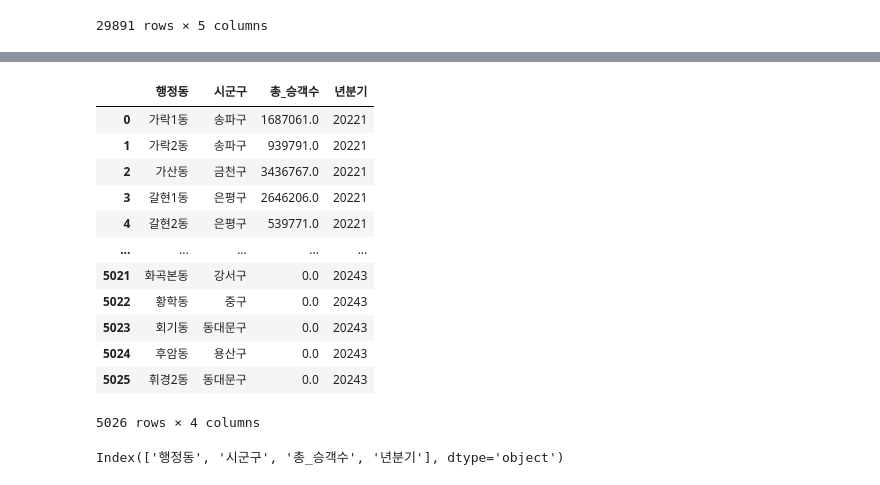
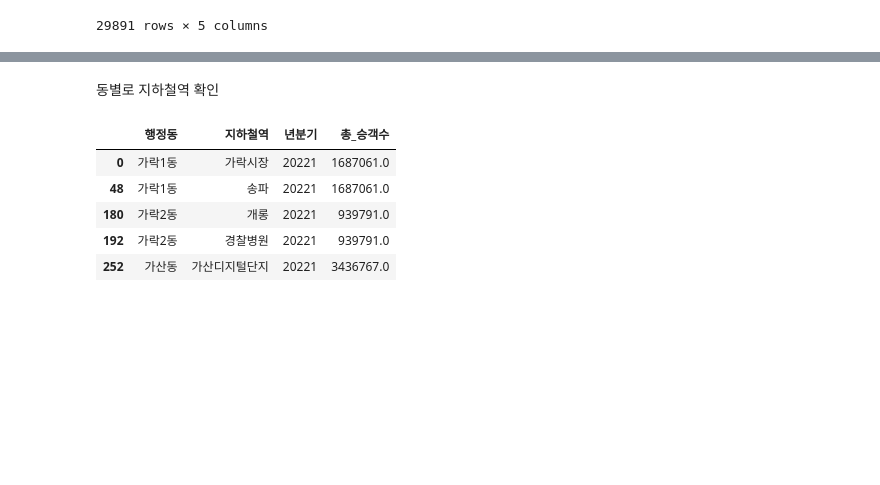
Before and after one commit to icehotcocoa/apt-project, a Jupyter notebook: JSW/subway3_19_20_21.ipynb, the cells around one changed output, grey strips where cells are left out. Saved outputs shown, nothing was run; the diff lists cells and outputs as text; code cells hidden in the pictures; blank space fills up the shorter version.

```diff
--- a/JSW/subway3_19_20_21.ipynb
+++ b/JSW/subway3_19_20_21.ipynb
@@ -75 +176,24 @@ grouped_by_dong['지하철역'].nunique()
+# %% [markdown]
+동별로 지하철역 확인
+# %%
+# 지하철역 0인 데이터 제외
+
+filter_sw_dong = sw_dong[sw_dong['지하철역'] !=0]
+filter_sw_dong
+
+# hang_sw = filter_sw_dong[['행정동', '지하철역', '년분기']]
+# hang_sw
+
+# '행정동', '지하철역', '년분기' 컬럼만 선택하고 중복 제거
+unique_data = sw_dong[['행정동', '지하철역', '년분기', '총_승객수']].drop_duplicates()
+
+# 결과 확인
+unique_data.head()
+# %% [output]
+|  | 행정동 | 지하철역 | 년분기 | 총_승객수 |
+| 0 | 가락1동 | 가락시장 | 20221 | 1687061.0 |
+| 48 | 가락1동 | 송파 | 20221 | 1687061.0 |
+| 180 | 가락2동 | 개롱 | 20221 | 939791.0 |
+| 192 | 가락2동 | 경찰병원 | 20221 | 939791.0 |
+| 252 | 가산동 | 가산디지털단지 | 20221 | 3436767.0 |
 # %%
@@ -77,21 +201,0 @@ grouped_by_dong['지하철역'].nunique()
-# %%
-dong
-# %% [output]
-|  | 행정동 | 시군구 | 총_승객수 | 년분기 |
-| 0 | 가락1동 | 송파구 | 1687061.0 | 20221 |
-| 1 | 가락2동 | 송파구 | 939791.0 | 20221 |
-| 2 | 가산동 | 금천구 | 3436767.0 | 20221 |
-| 3 | 갈현1동 | 은평구 | 2646206.0 | 20221 |
-| 4 | 갈현2동 | 은평구 | 539771.0 | 20221 |
-| ... | ... | ... | ... | ... |
-| 5021 | 화곡본동 | 강서구 | 0.0 | 20243 |
-| 5022 | 황학동 | 중구 | 0.0 | 20243 |
-| 5023 | 회기동 | 동대문구 | 0.0 | 20243 |
-| 5024 | 후암동 | 용산구 | 0.0 | 20243 |
-| 5025 | 휘경2동 | 동대문구 | 0.0 | 20243 |
-5026 rows × 4 columns
-# %%
-merged.columns
-dong.columns
-# %% [output]
-Index(['행정동', '시군구', '총_승객수', '년분기'], dtype='object')
```
Also changed, not shown: parts of 15 cells of this notebook, 20 other files.
